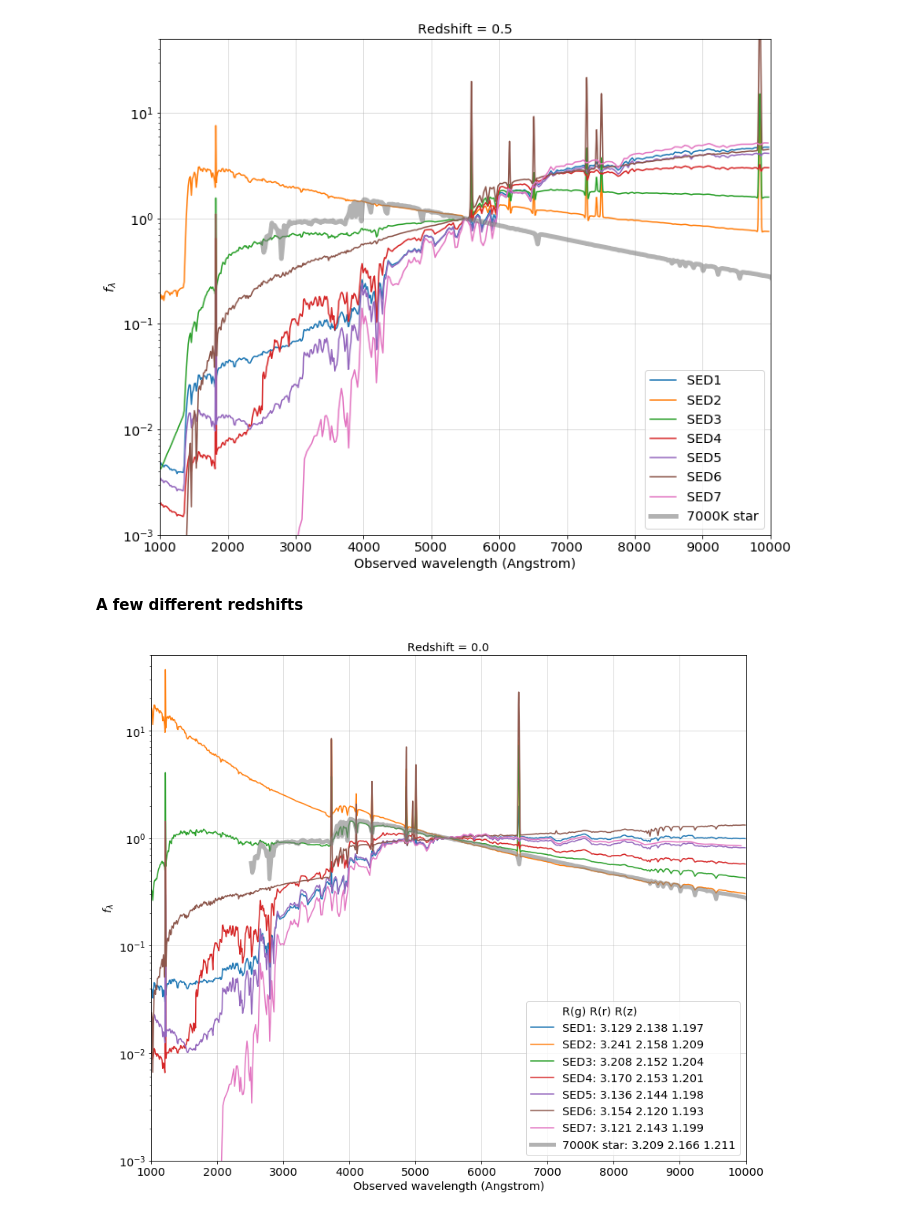
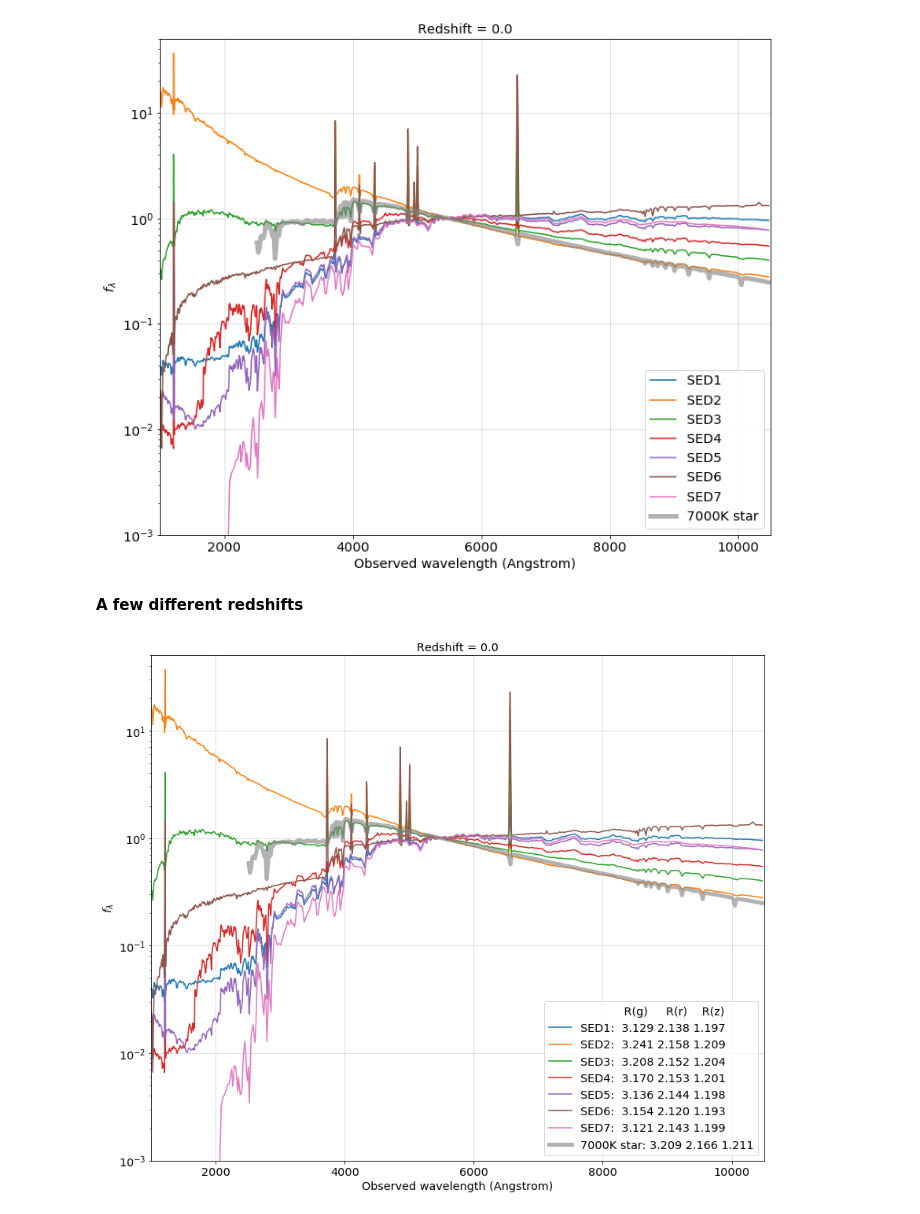
Before and after one commit to rongpu/desi-misc, a Jupyter notebook: extinction/galaxy_extinction_coefficients.ipynb, the cells around one changed output. Drawn from its saved outputs; the diff is of its cells as text; code cells hidden in the pictures.

```diff
--- a/extinction/galaxy_extinction_coefficients.ipynb
+++ b/extinction/galaxy_extinction_coefficients.ipynb
@@ -43,49 +43,47 @@ smooth_sx_star = (binned_x_edges[:-1]+binned_x_edges[1:])/2
 f_norm = smooth_sy_star[np.argmin(np.abs(smooth_sx_star-5500))]
 smooth_sy_star = smooth_sy_star/f_norm
 # %%
-redshift = 0.5
+redshift = 0.
 
 plt.figure(figsize=(12, 10))
 for sed_index in range(1, 8):
 
     # Galaxy spectrum f_lambda (in flux unit)
     fn = '/Users/rongpu/git/desi-misc/extinction/templates/EAZY_v1.1_lines/eazy_v1.1_sed{}.dat'.format(sed_index)
     # fn = '/Users/rongpu/git/desi-misc/extinction/templates/BR07/default_sed{}.dat'.format(sed_index)
     if os.path.isfile(fn):
         tmp = Table.read(fn, format='ascii')
     else:
         break
     sx, sy = tmp['col1'], tmp['col2']
-    # Convert to photon unit
-    sy *= sx
     # redshifting
     sx *= (1+redshift)
 
     f_norm = sy[np.argmin(np.abs(sx-5500))]
     sy = sy/f_norm
-    mask = (sx>1000) & (sx<10000)
+    mask = (sx>1000) & (sx<10500)
     plt.plot(sx[mask], sy[mask], label='SED{}'.format(sed_index))
 
 plt.plot(smooth_sx_star, smooth_sy_star, 'gray', linewidth=5, alpha=0.6, label='7000K star')
-plt.title('Redshift = {}'.format(redshift))
+plt.title('Redshift = {:.1f}'.format(redshift))
 plt.xlabel('Observed wavelength (Angstrom)')
 plt.ylabel('$f_\lambda$')
 
-plt.xlim(1000, 10000)
+plt.xlim(1000, 10500)
 plt.ylim(1e-3, 5e1)
 plt.yscale('log')
 plt.legend()
 plt.grid(alpha=0.5)
 plt.show()
 # %% [output]
-[figure, old version]
+[figure, new version]
 # %% [markdown]
 __A few different redshifts__
 # %%
 redshift = 0.
 
 plt.figure(figsize=(12, 10))
-plt.plot([], [], ' ', color='k', label="R(g) R(r) R(z)")
+plt.plot([], [], ' ', color='k', label="            R(g)     R(r)    R(z)")
 for sed_index in range(1, 8):
 
     # Galaxy spectrum f_lambda (in flux unit)
@@ -107,7 +105,7 @@ for sed_index in range(1, 8):
 
     f_norm = sy[np.argmin(np.abs(sx-5500))]
     sy = sy/f_norm
-    mask = (sx>1000) & (sx<10000)
+    mask = (sx>1000) & (sx<10500)
 
     ######################## Compute the extinction coefficients ########################
     for index in range(len(bands)):
@@ -152,22 +150,22 @@ for sed_index in range(1, 8):
         r_b[index] = -2.5*np.log10(numerator/denominator)/ebv
 
     plt.plot(sx[mask], sy[mask],
-             label='SED{}: {}'.format(sed_index, ' '.join(['{:.3f}'.format(r_b[ii]) for ii in range(len(r_b))])))
+             label='SED{}:  {}'.format(sed_index, ' '.join(['{:.3f}'.format(r_b[ii]) for ii in range(len(r_b))])))
 
 r_b_star = [3.20943905, 2.16570509, 1.21064852]
 plt.plot(smooth_sx_star, smooth_sy_star, 'gray', linewidth=5, alpha=0.6, label='7000K star: '+' '.join(['{:.3f}'.format(r_b_star[ii]) for ii in range(len(r_b_star))]))
-plt.title('Redshift = {}'.format(redshift))
+plt.title('Redshift = {:.1f}'.format(redshift))
 plt.xlabel('Observed wavelength (Angstrom)')
 plt.ylabel('$f_\lambda$')
 
-plt.xlim(1000, 10000)
+plt.xlim(1000, 10500)
 plt.ylim(1e-3, 5e1)
 plt.yscale('log')
 plt.legend(loc='lower right')
 plt.grid(alpha=0.5)
 plt.tight_layout()
-plt.savefig('EAZY_v1.1_lines_z{}.png'.format(redshift))
+plt.savefig('plots/EAZY_v1.1_lines_z{:.1f}.png'.format(redshift))
 plt.show()
 # %% [output]
-[figure, old version]
+[figure, new version]
 # %%
```
Also changed, not shown: parts of 2 cells of this notebook, 17 other files.
